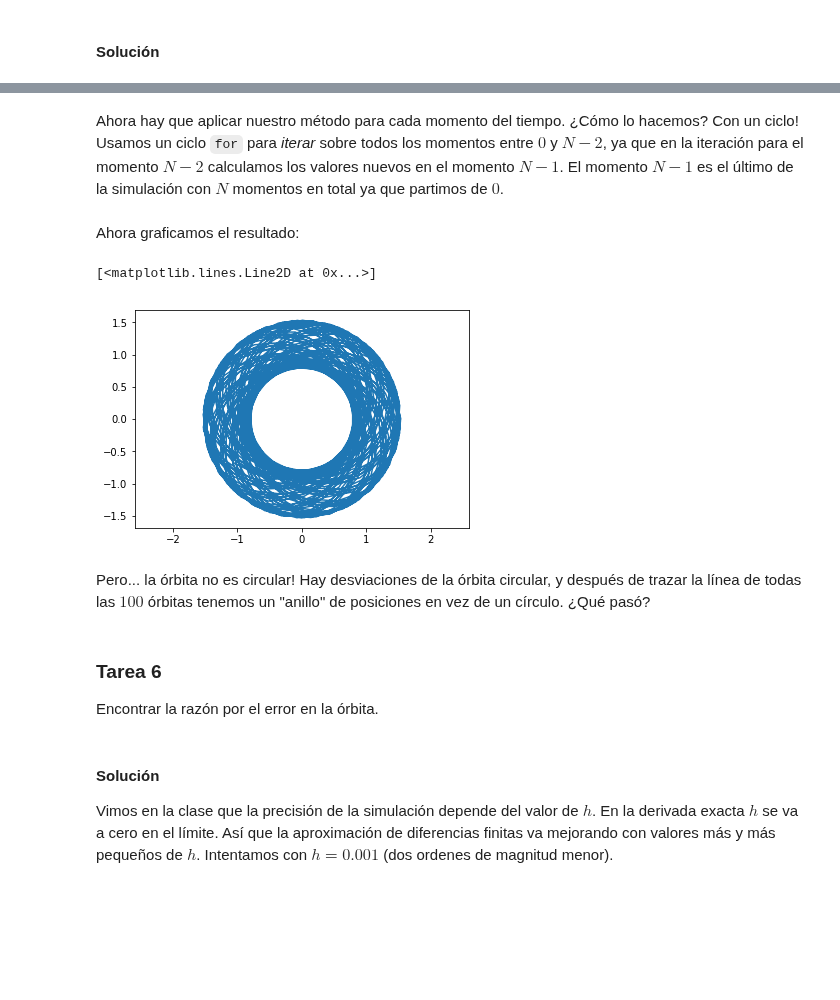
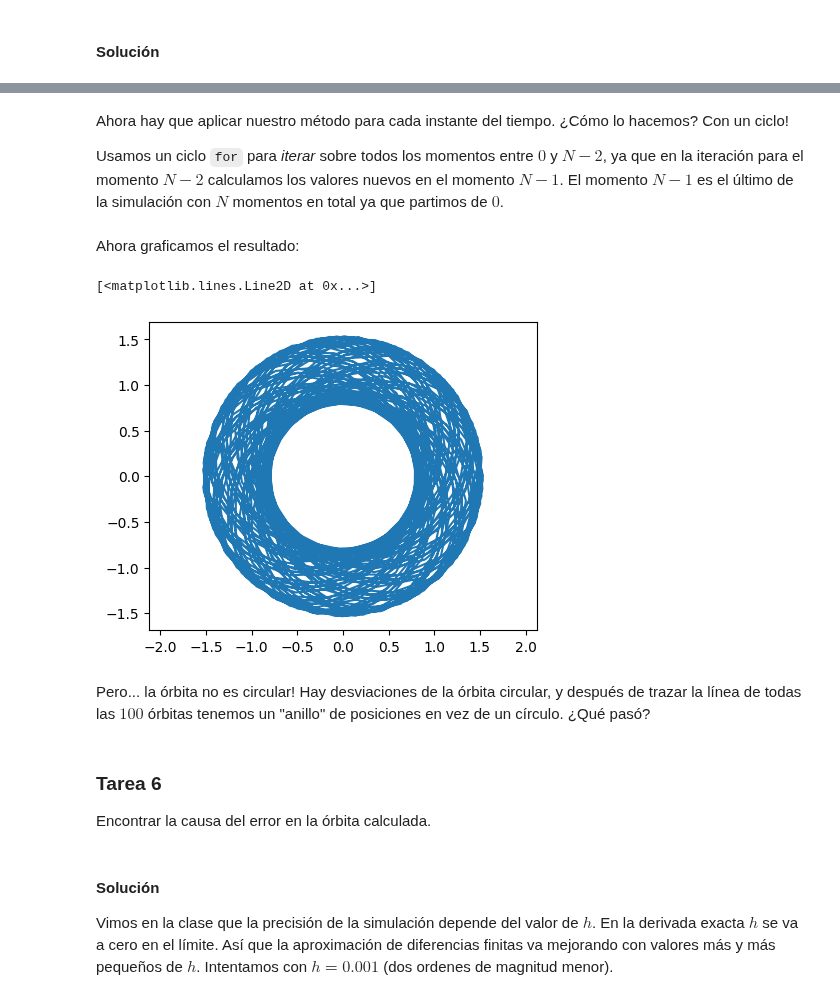
Before and after one commit to crisbh/intro_menciones_II, a Jupyter notebook: Orbitas_de_planetas_simulacion/Orbitas_de_planetas.ipynb, the cells around one changed output, grey strips where cells are left out. Cells and saved outputs as stored; diff of their text form; code cells hidden in the pictures; blank space fills up the shorter version.

```diff
--- a/Orbitas_de_planetas_simulacion/Orbitas_de_planetas.ipynb
+++ b/Orbitas_de_planetas_simulacion/Orbitas_de_planetas.ipynb
@@ -5,3 +1,11 @@ Populating the interactive namespace from numpy and matplotlib
+# %%
+from numpy import *
+from matplotlib.pyplot import *
+
+%matplotlib inline
+# Correct size for figures in slideshow
+rcParams["figure.figsize"] = (5, 4)
+rcParams["figure.dpi"] = 100
 # %% [markdown]
 # Órbitas de los planetas
 # %% [markdown]
@@ -51,7 +60,8 @@ metros_en_ua = 1.495978707e11
 kg_en_Msol = 1.98847e30
 segundos_en_un_año = 3.154e7
 # %%
-G_SI/(metros_en_ua**3)*kg_en_Msol*segundos_en_un_año**2
+G = G_SI/(metros_en_ua**3)*kg_en_Msol*segundos_en_un_año**2    #AU^3 yr^{-2} M_sol^{-1}
+G
 # %% [output]
 39.432797917226765
 # %% [markdown]
@@ -228,5 +240,7 @@ y[0] = y0
 vx[0] = vx0
 vy[0] = vy0
 # %% [markdown]
-Ahora hay que aplicar nuestro método para cada momento del tiempo. ¿Cómo lo hacemos? Con un ciclo! Usamos un ciclo `for` para *iterar* sobre todos los momentos entre $0$ y $N-2$, ya que en la iteración para el momento $N-2$ calculamos los valores nuevos en el momento $N-1$. El momento $N-1$ es el último de la simulación con $N$ momentos en total ya que partimos de $0$.
+Ahora hay que aplicar nuestro método para cada instante del tiempo. ¿Cómo lo hacemos? Con un ciclo!
+
+Usamos un ciclo `for` para *iterar* sobre todos los momentos entre $0$ y $N-2$, ya que en la iteración para el momento $N-2$ calculamos los valores nuevos en el momento $N-1$. El momento $N-1$ es el último de la simulación con $N$ momentos en total ya que partimos de $0$.
 # %%
@@ -244,15 +258,16 @@ Ahora graficamos el resultado:
 # %%
 axis("equal")
 plot(x,y)
+show()
 # %% [output]
 [<matplotlib.lines.Line2D at 0x...>]
-[figure, old version]
+[figure, new version]
 # %% [markdown]
 Pero... la órbita no es circular! Hay desviaciones de la órbita circular, y después de trazar la línea de todas las $100$ órbitas tenemos un "anillo" de posiciones en vez de un círculo. ¿Qué pasó?
 # %% [markdown]
 ### Tarea 6
 
-Encontrar la razón por el error en la órbita.
+Encontrar la causa del error en la órbita calculada.
 # %% [markdown]
 #### Solución
 
```
Also changed, not shown: parts of 29 cells of this notebook.
